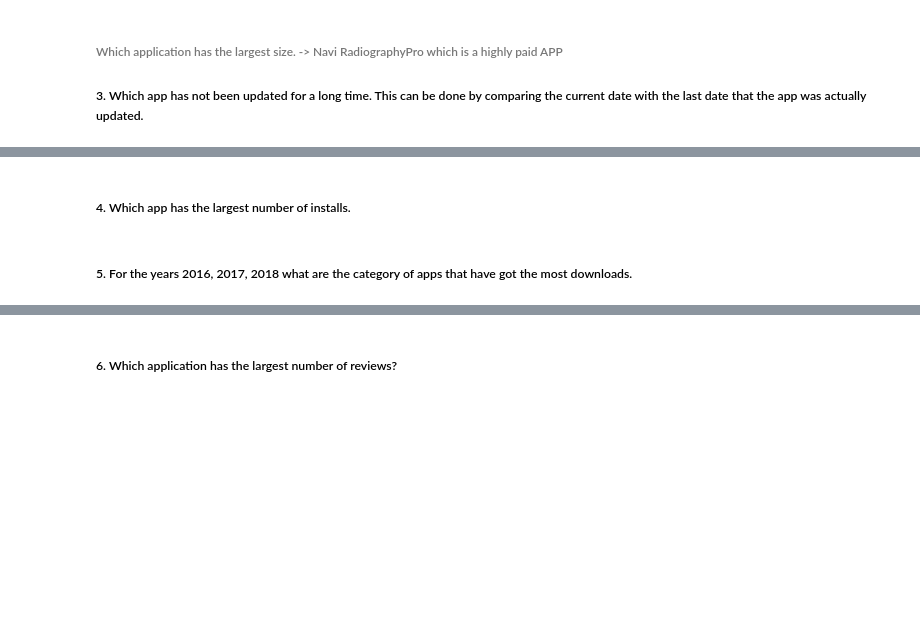
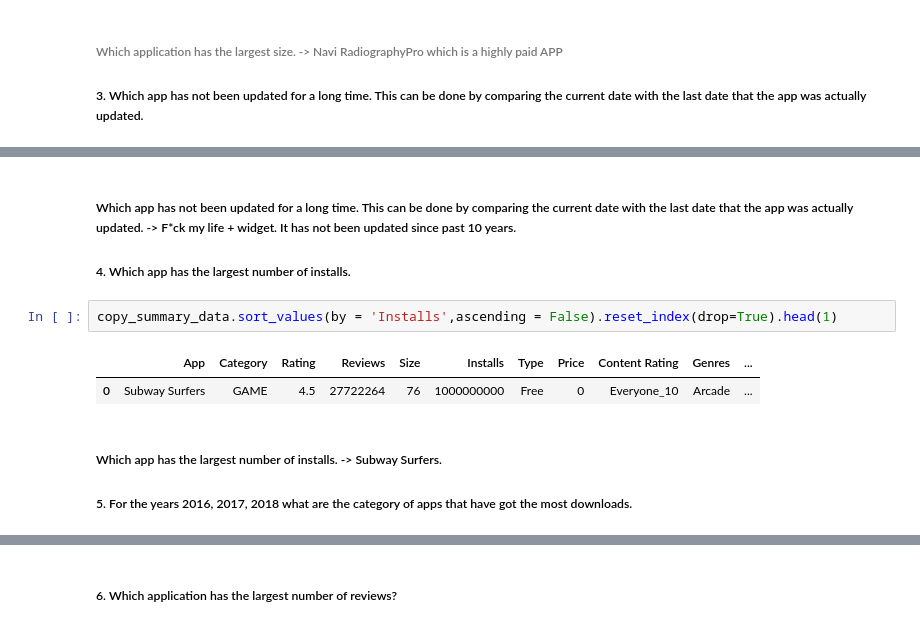
Before and after one commit to mishra-atul5001/Data-Science-Medium-Content, a Jupyter notebook: Play Store DataSet/Play Store Inspection.ipynb, the cells around one changed output, grey strips where cells are left out. Drawn from its saved outputs; the diff is of its cells as text; blank space fills up the shorter version.

```diff
--- a/Play Store DataSet/Play Store Inspection.ipynb
+++ b/Play Store DataSet/Play Store Inspection.ipynb
@@ -511,4 +552,13 @@ copy_summary_data.groupby('Size').get_group(100).sort_values(by = 'Rating',ascen
+# %% [markdown]
+##### Which app has not been updated for a long time. This can be done by comparing the current date with the last date that the app was actually updated. -> F*ck my life + widget. It has not been updated since past 10 years.
+
+##### 4. Which app has the largest number of installs.
+# %%
+copy_summary_data.sort_values(by = 'Installs',ascending = False).reset_index(drop=True).head(1)
+# %% [output]
+|  | App | Category | Rating | Reviews | Size | Installs | Type | Price | Content Rating | Genres | ... |
+| 0 | Subway Surfers | GAME | 4.5 | 27722264 | 76 | 1000000000 | Free | 0 | Everyone_10 | Arcade | ... |
 # %% [markdown]
-##### 4. Which app has the largest number of installs.
+##### Which app has the largest number of installs. -> Subway Surfers.
+
+##### 5. For the years 2016, 2017, 2018 what are the category of apps that have got the most downloads.
-# %% [markdown]
-##### 5. For the years 2016, 2017, 2018 what are the category of apps that have got the most downloads.
```
Also changed, not shown: parts of 6 cells of this notebook.
